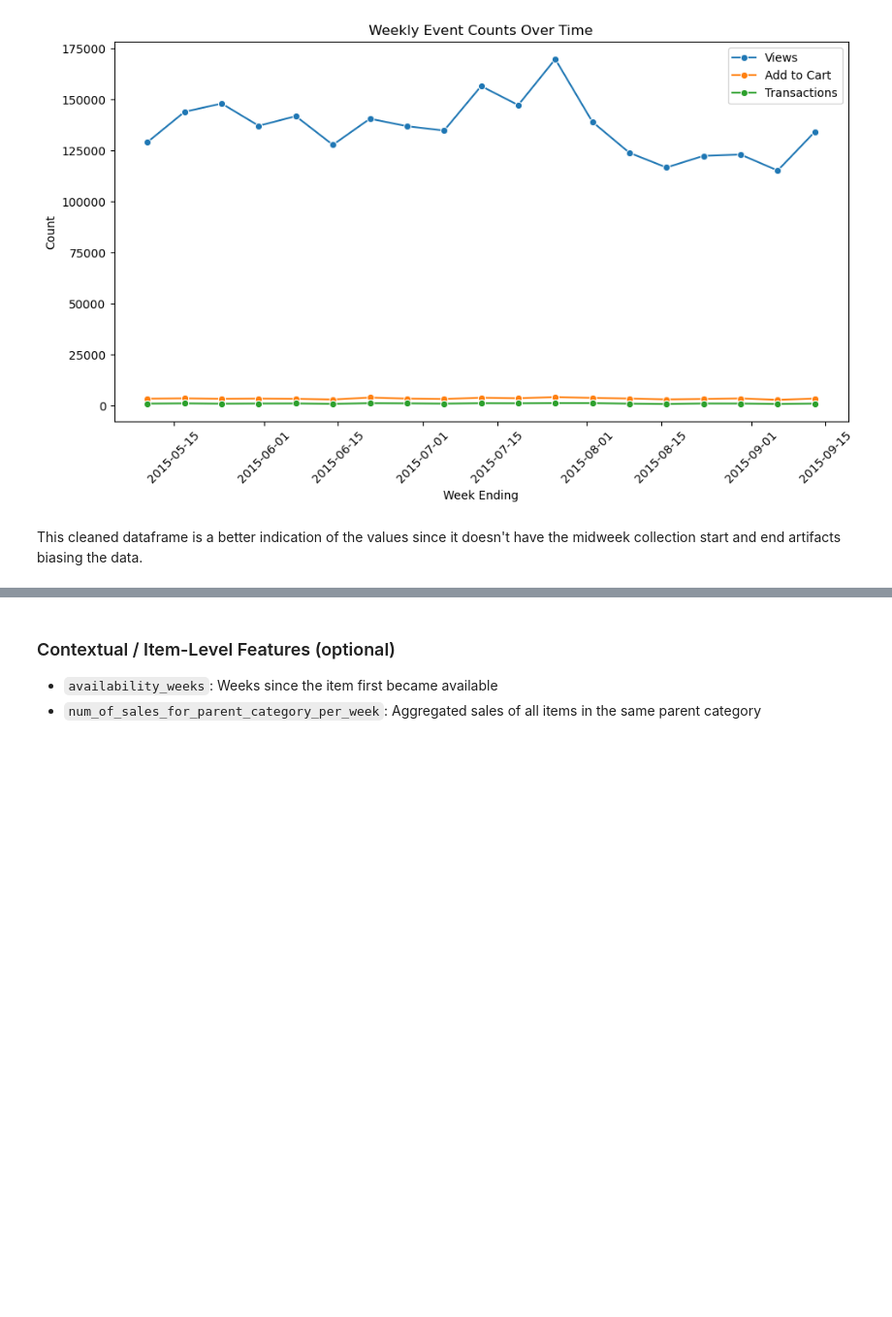
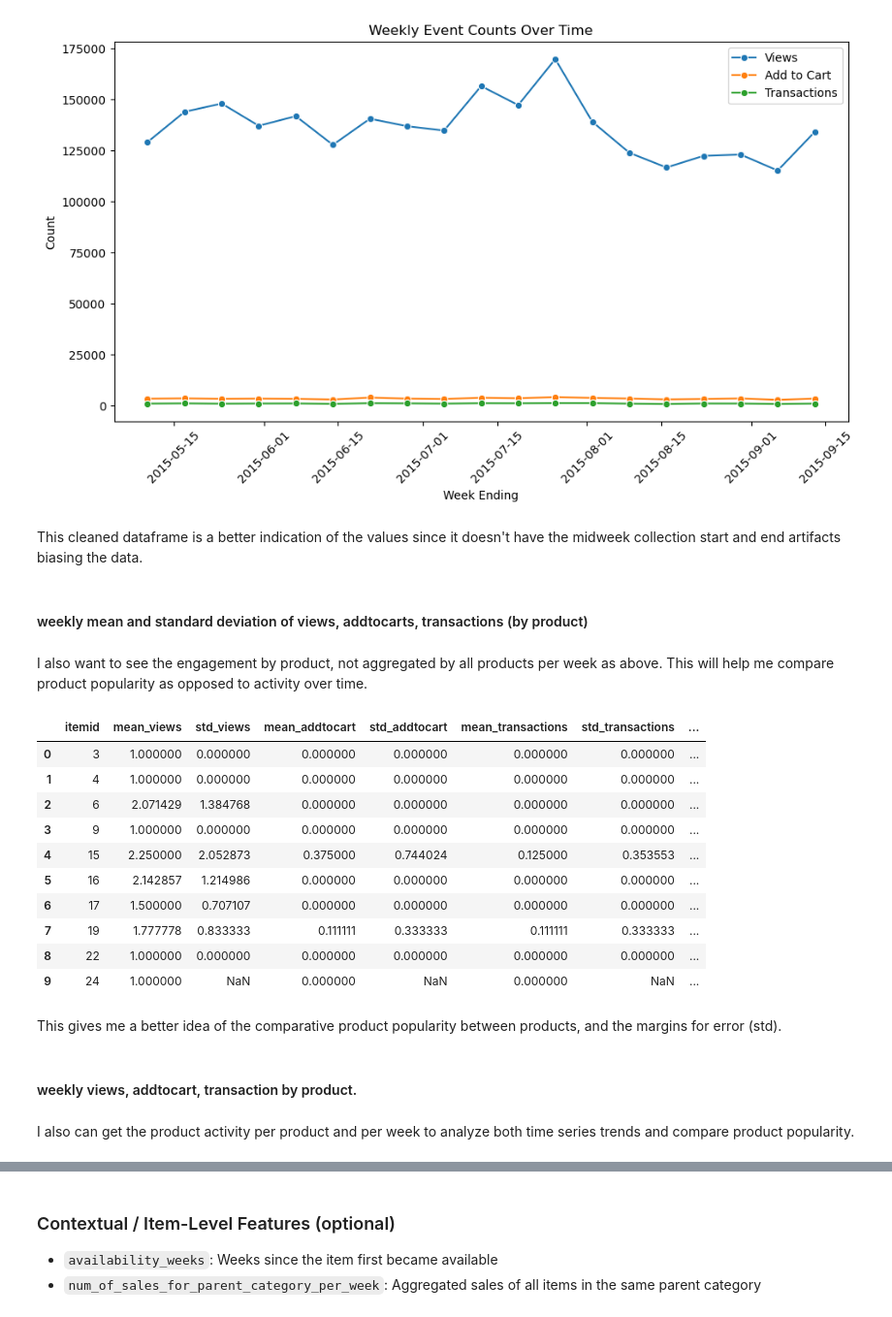
Before and after one commit to oliviasteeed/461A2, a Jupyter notebook: A2.ipynb, the cells around one changed output, grey strips where cells are left out. Shown at 97% size. Cells and saved outputs as stored; diff of their text form; code cells hidden in the pictures; blank space fills up the shorter version.

```diff
--- a/A2.ipynb
+++ b/A2.ipynb
@@ -507,3 +515,75 @@ plt.show()
 [figure]
 # %% [markdown]
 This cleaned dataframe is a better indication of the values since it doesn't have the midweek collection start and end artifacts biasing the data.
+# %% [markdown]
+#### weekly mean and standard deviation of views, addtocarts, transactions (by product)
+# %% [markdown]
+I also want to see the engagement by product, not aggregated by all products per week as above. This will help me compare product popularity as opposed to activity over time.
+# %%
+# calculating weekly mean and std for views, addtocart, and transactions by product only (not week)
+
+# START [ChatGPT 4.o] "i would like to calculate the weekly mean and standard deviation views, addtocarts, and transactions per product. i don't want a timestamp for the week, i just want the productid as the key and then to calculate an average weekly addtocarts, views, and transactions based on the data from each week. i also want the standard deviation for each of the means. can i also get the total views, addtocarts, and transactions over the entire timeframe"
+
+event_df_copy['timestamp'] = pd.to_datetime(event_df_copy['timestamp'])
+
+# aggregate by week (for mean)
+weekly_counts = (
+    event_df_copy
+    .groupby(['itemid', pd.Grouper(key='timestamp', freq='W'), 'event'])
+    .size()
+    .unstack(fill_value=0)  # view, addtocart, transaction become columns
+    .reset_index()
+)
+
+# group by product not week
+product_weekly_stats = (
+    weekly_counts
+    .groupby('itemid')
+    .agg(
+        mean_views=('view', 'mean'),
+        std_views=('view', 'std'),
+        mean_addtocart=('addtocart', 'mean'),
+        std_addtocart=('addtocart', 'std'),
+        mean_transactions=('transaction', 'mean'),
+        std_transactions=('transaction', 'std')
+    )
+    .reset_index()
+)
+
+# get total counts of views, addtocart, and transactions by product
+total_counts = (
+    event_df_copy
+    .groupby(['itemid', 'event'])
+    .size()
+    .unstack(fill_value=0)
+    .reset_index()
+    .rename(columns={
+        'view': 'total_views',
+        'addtocart': 'total_addtocarts',
+        'transaction': 'total_transactions'
+    })
+)
+
+# merge means/std and total counts
+product_summary = product_weekly_stats.merge(total_counts, on='itemid', how='left')
+product_summary.head(10)
+
+# END [ChatGPT 4.o]
+# %% [output]
+|  | itemid | mean_views | std_views | mean_addtocart | std_addtocart | mean_transactions | std_transactions | ... |
+| 0 | 3 | 1.000000 | 0.000000 | 0.000000 | 0.000000 | 0.000000 | 0.000000 | ... |
+| 1 | 4 | 1.000000 | 0.000000 | 0.000000 | 0.000000 | 0.000000 | 0.000000 | ... |
+| 2 | 6 | 2.071429 | 1.384768 | 0.000000 | 0.000000 | 0.000000 | 0.000000 | ... |
+| 3 | 9 | 1.000000 | 0.000000 | 0.000000 | 0.000000 | 0.000000 | 0.000000 | ... |
+| 4 | 15 | 2.250000 | 2.052873 | 0.375000 | 0.744024 | 0.125000 | 0.353553 | ... |
+| 5 | 16 | 2.142857 | 1.214986 | 0.000000 | 0.000000 | 0.000000 | 0.000000 | ... |
+| 6 | 17 | 1.500000 | 0.707107 | 0.000000 | 0.000000 | 0.000000 | 0.000000 | ... |
+| 7 | 19 | 1.777778 | 0.833333 | 0.111111 | 0.333333 | 0.111111 | 0.333333 | ... |
+| 8 | 22 | 1.000000 | 0.000000 | 0.000000 | 0.000000 | 0.000000 | 0.000000 | ... |
+| 9 | 24 | 1.000000 | NaN | 0.000000 | NaN | 0.000000 | NaN | ... |
+# %% [markdown]
+This gives me a better idea of the comparative product popularity between products, and the margins for error (std).
+# %% [markdown]
+#### weekly views, addtocart, transaction by product.
+# %% [markdown]
+I also can get the product activity per product and per week to analyze both time series trends and compare product popularity.
```
Also changed, not shown: parts of 50 cells of this notebook.
